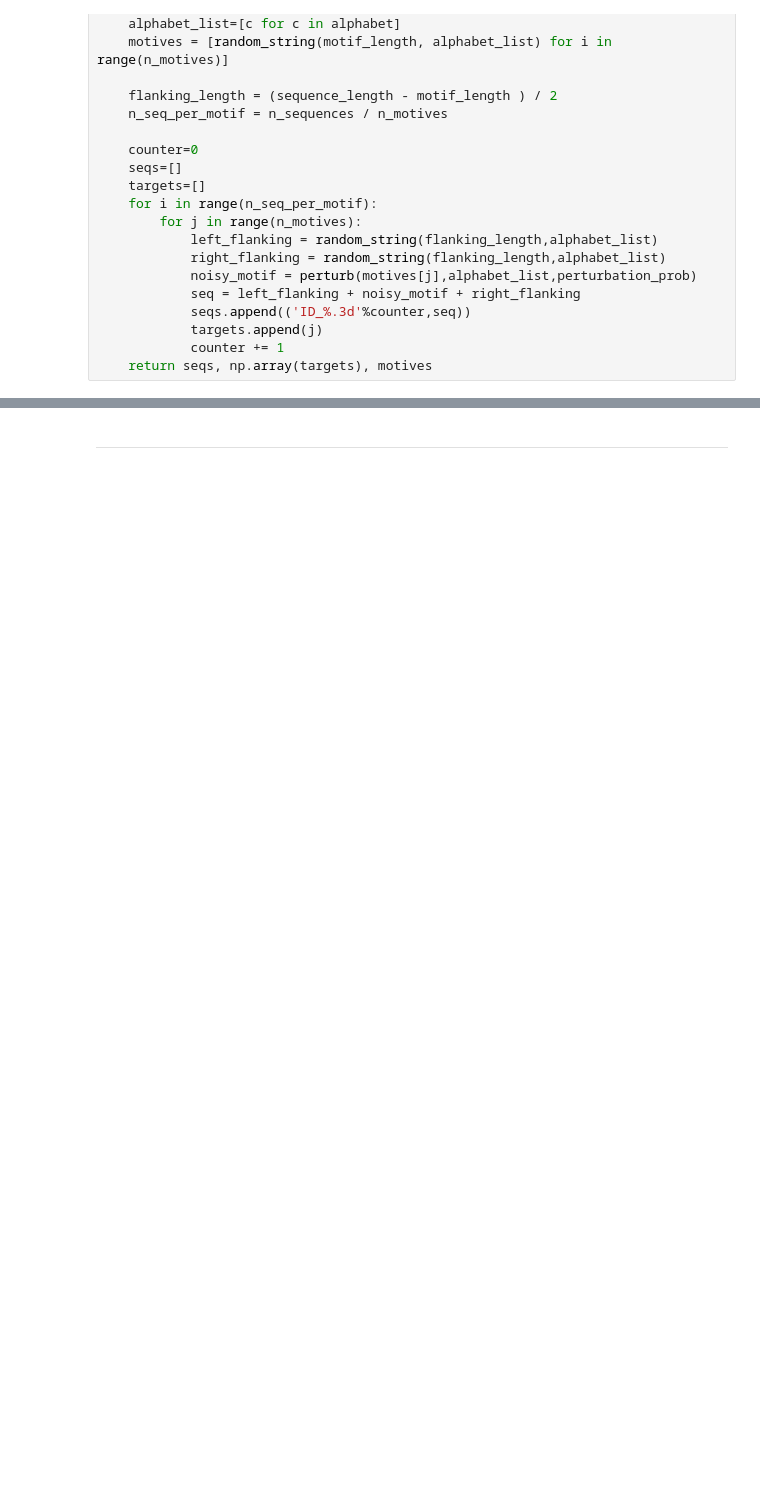
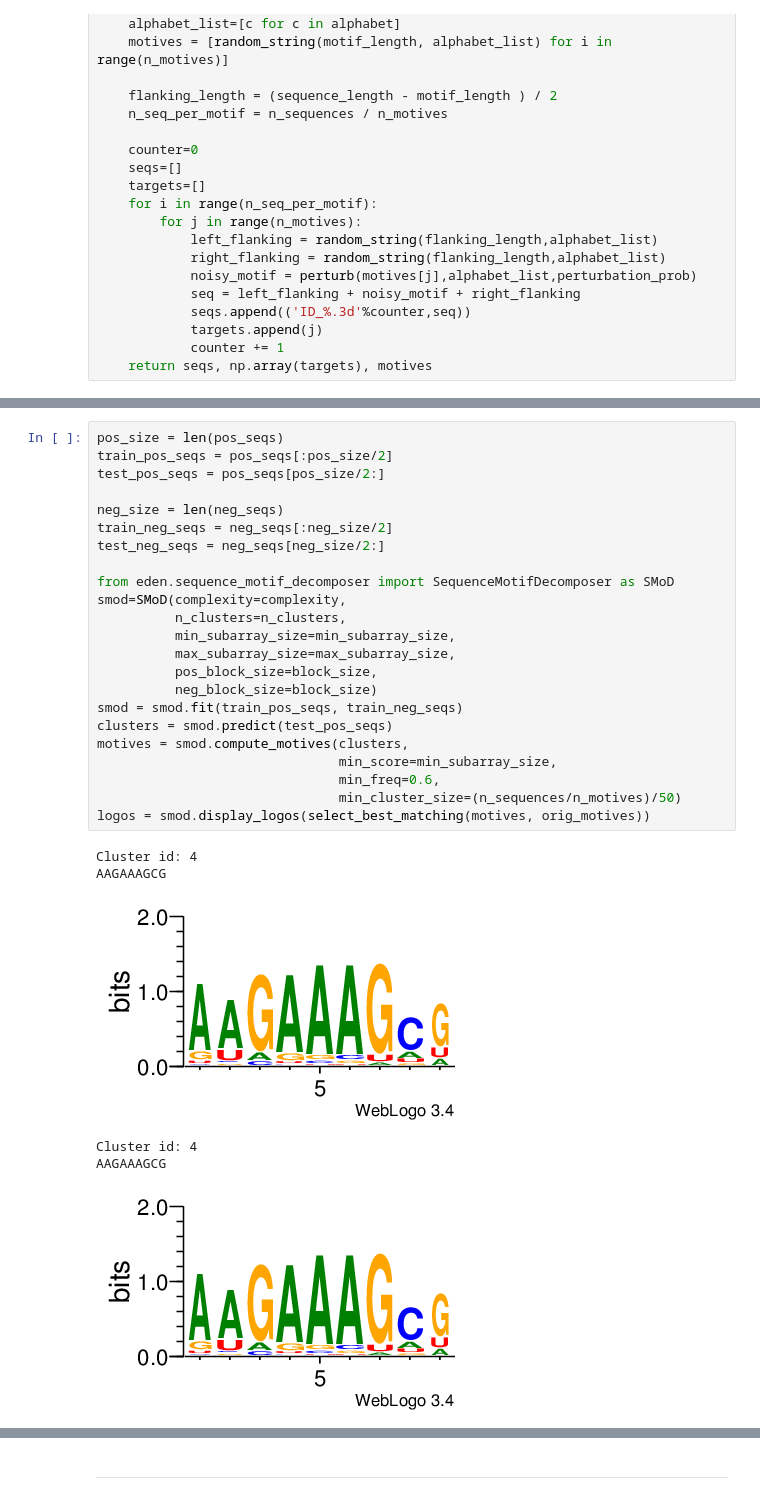
Before and after one commit to fabriziocosta/EDeN_examples, a Jupyter notebook: bioinf/motif/SMoD artificial.ipynb, the cells around one changed output, grey strips where cells are left out. Drawn from its saved outputs; the diff is of its cells as text; blank space fills up the shorter version.

```diff
--- a/bioinf/motif/SMoD artificial.ipynb
+++ b/bioinf/motif/SMoD artificial.ipynb
@@ -134,0 +328,30 @@ ACUCCGACAC
+# %%
+pos_size = len(pos_seqs)
+train_pos_seqs = pos_seqs[:pos_size/2]
+test_pos_seqs = pos_seqs[pos_size/2:]
+
+neg_size = len(neg_seqs)
+train_neg_seqs = neg_seqs[:neg_size/2]
+test_neg_seqs = neg_seqs[neg_size/2:]
+
+from eden.sequence_motif_decomposer import SequenceMotifDecomposer as SMoD
+smod=SMoD(complexity=complexity,
+          n_clusters=n_clusters,
+          min_subarray_size=min_subarray_size,
+          max_subarray_size=max_subarray_size,
+          pos_block_size=block_size,
+          neg_block_size=block_size)
+smod = smod.fit(train_pos_seqs, train_neg_seqs)
+clusters = smod.predict(test_pos_seqs)
+motives = smod.compute_motives(clusters,
+                               min_score=min_subarray_size,
+                               min_freq=0.6,
+                               min_cluster_size=(n_sequences/n_motives)/50)
+logos = smod.display_logos(select_best_matching(motives, orig_motives))
+# %% [output]
+Cluster id: 4
+AAGAAAGCG
+[figure, added]
+Cluster id: 4
+AAGAAAGCG
+[figure, added]
```
Also changed, not shown: parts of 13 cells of this notebook, 3 other files.
